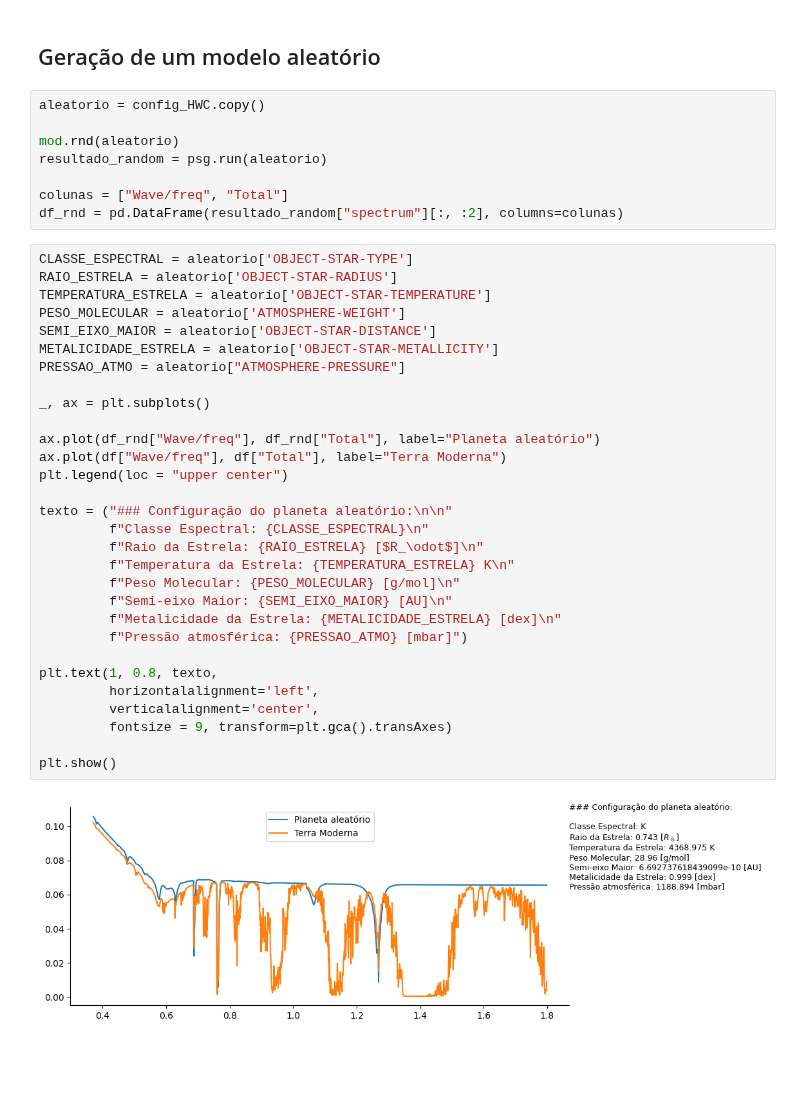
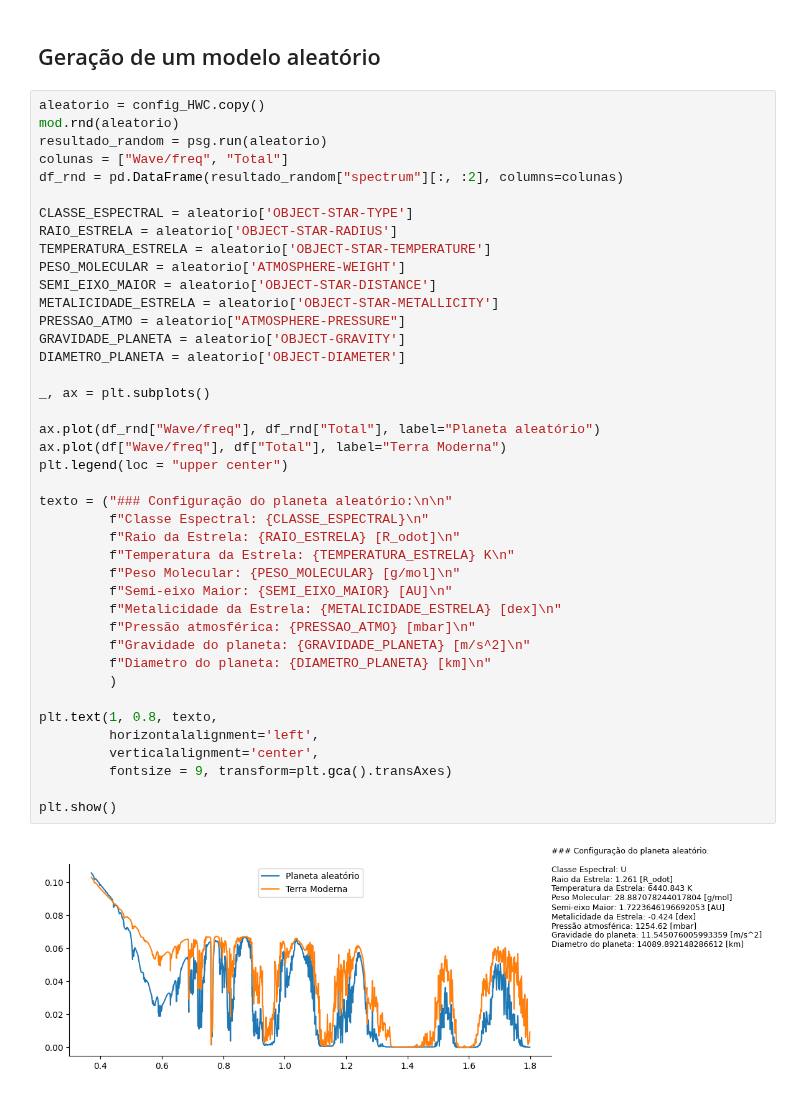
Before and after one commit to SarahBarbosa/geexhp, a Jupyter notebook: docs/terra_moderna.ipynb, the cells around one changed output. Saved outputs shown, nothing was run; the diff lists cells and outputs as text; blank space fills up the shorter version.

```diff
--- a/docs/terra_moderna.ipynb
+++ b/docs/terra_moderna.ipynb
@@ -146,43 +145,46 @@ ax.legend();
 Quando a pressão atmosférica diminui, é geralmente um indicativo de uma atmosfera mais rarefeita. Em contrapartida, uma pressão atmosférica mais elevada sugere uma atmosfera mais densa e expansiva. A correlação entre a densidade atmosférica e a visibilidade das assinaturas espectrais está intrinsecamente ligada à interação fóton-molécula. Em uma atmosfera densa, as moléculas presentes têm mais oportunidades de interagir com os fótons, resultando em assinaturas espectrais mais pronunciadas. No entanto, quando a atmosfera é mais rarefeita, essas interações diminuem, levando a uma atenuação significativa das assinaturas espectrais.
 # %% [markdown]
 ## Geração de um modelo aleatório
-# %%
-aleatorio = config_HWC.copy()
-
-mod.rnd(aleatorio)
-resultado_random = psg.run(aleatorio)
-
-colunas = ["Wave/freq", "Total"]
-df_rnd = pd.DataFrame(resultado_random["spectrum"][:, :2], columns=colunas)
 # %%
+aleatorio = config_HWC.copy()
+mod.rnd(aleatorio)
+resultado_random = psg.run(aleatorio)
+colunas = ["Wave/freq", "Total"]
+df_rnd = pd.DataFrame(resultado_random["spectrum"][:, :2], columns=colunas)
+
 CLASSE_ESPECTRAL = aleatorio['OBJECT-STAR-TYPE']
 RAIO_ESTRELA = aleatorio['OBJECT-STAR-RADIUS']
 TEMPERATURA_ESTRELA = aleatorio['OBJECT-STAR-TEMPERATURE']
 PESO_MOLECULAR = aleatorio['ATMOSPHERE-WEIGHT']
 SEMI_EIXO_MAIOR = aleatorio['OBJECT-STAR-DISTANCE']
 METALICIDADE_ESTRELA = aleatorio['OBJECT-STAR-METALLICITY']
 PRESSAO_ATMO = aleatorio["ATMOSPHERE-PRESSURE"]
+GRAVIDADE_PLANETA = aleatorio['OBJECT-GRAVITY']
+DIAMETRO_PLANETA = aleatorio['OBJECT-DIAMETER']
 
 _, ax = plt.subplots()
 
 ax.plot(df_rnd["Wave/freq"], df_rnd["Total"], label="Planeta aleatório")
 ax.plot(df["Wave/freq"], df["Total"], label="Terra Moderna")
 plt.legend(loc = "upper center")
 
 texto = ("### Configuração do planeta aleatório:\n\n"
          f"Classe Espectral: {CLASSE_ESPECTRAL}\n"
-         f"Raio da Estrela: {RAIO_ESTRELA} [$R_\odot$]\n"
+         f"Raio da Estrela: {RAIO_ESTRELA} [R_odot]\n"
          f"Temperatura da Estrela: {TEMPERATURA_ESTRELA} K\n"
          f"Peso Molecular: {PESO_MOLECULAR} [g/mol]\n"
          f"Semi-eixo Maior: {SEMI_EIXO_MAIOR} [AU]\n"
          f"Metalicidade da Estrela: {METALICIDADE_ESTRELA} [dex]\n"
-         f"Pressão atmosférica: {PRESSAO_ATMO} [mbar]")
+         f"Pressão atmosférica: {PRESSAO_ATMO} [mbar]\n"
+         f"Gravidade do planeta: {GRAVIDADE_PLANETA} [m/s^2]\n"
+         f"Diametro do planeta: {DIAMETRO_PLANETA} [km]\n"
+         )
 
 plt.text(1, 0.8, texto,
          horizontalalignment='left',
          verticalalignment='center',
          fontsize = 9, transform=plt.gca().transAxes)
 
 plt.show()
 # %% [output]
-[figure, old version]
+[figure, new version]
```
Also changed, not shown: parts of 4 cells of this notebook, 4 other files.
